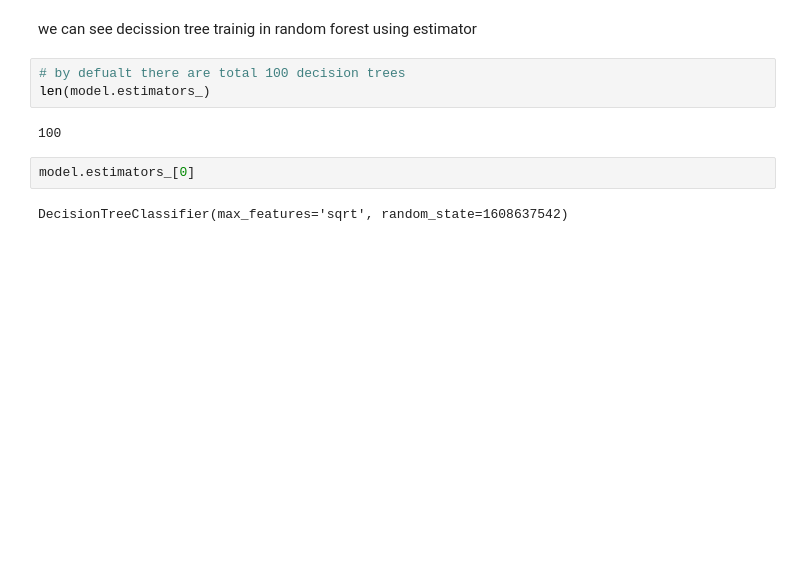
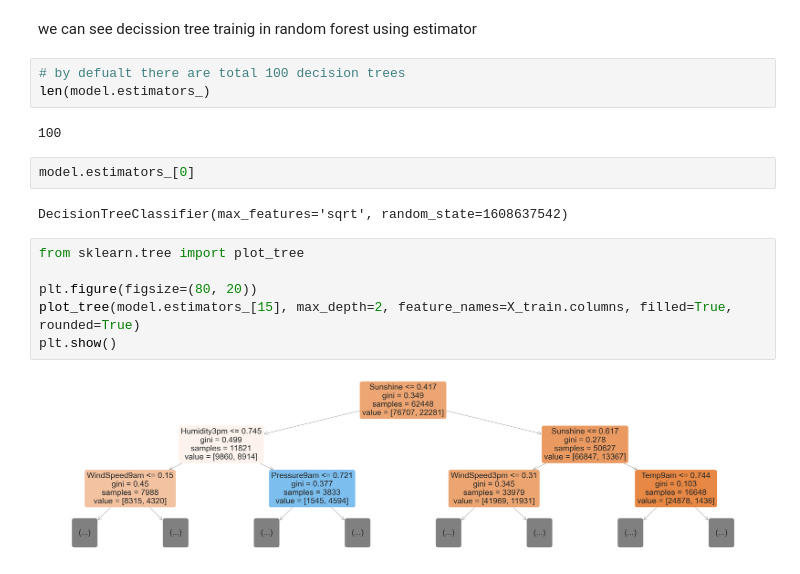
Before and after one commit to TahaDataAlchemy/Projects-Of-Data-Science, a Jupyter notebook: Random Forest/predicting Australian Weather Using RandomForest.ipynb, the cells around one changed output. Cells and saved outputs as stored; diff of their text form; blank space fills up the shorter version.

```diff
--- a/Random Forest/predicting Australian Weather Using RandomForest.ipynb
+++ b/Random Forest/predicting Australian Weather Using RandomForest.ipynb
@@ -273,3 +297,11 @@ len(model.estimators_)
 model.estimators_[0]
 # %% [output]
 DecisionTreeClassifier(max_features='sqrt', random_state=1608637542)
+# %%
+from sklearn.tree import plot_tree
+
+plt.figure(figsize=(80, 20))
+plot_tree(model.estimators_[15], max_depth=2, feature_names=X_train.columns, filled=True, rounded=True)
+plt.show()
+# %% [output]
+[figure, added]
```
Also changed, not shown: parts of 26 cells of this notebook.
